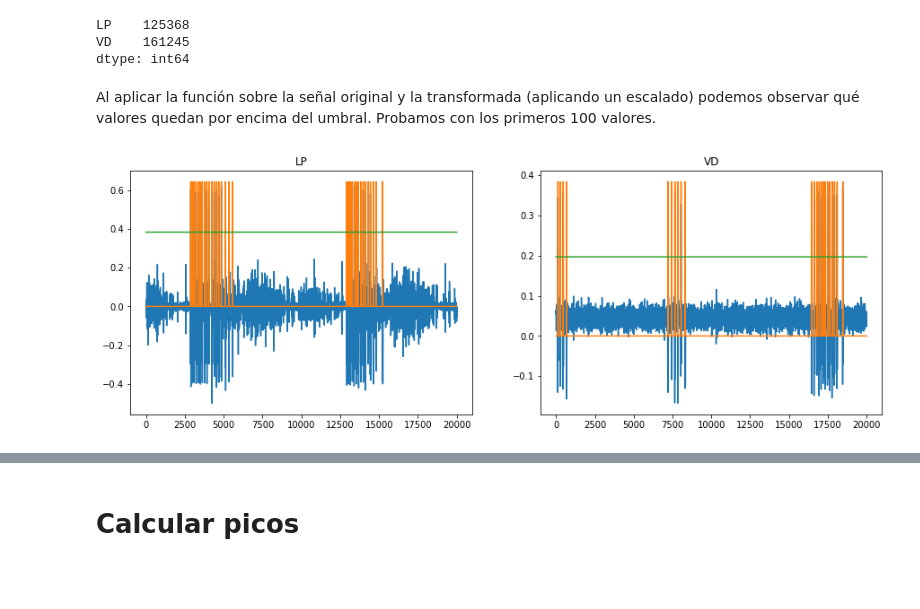
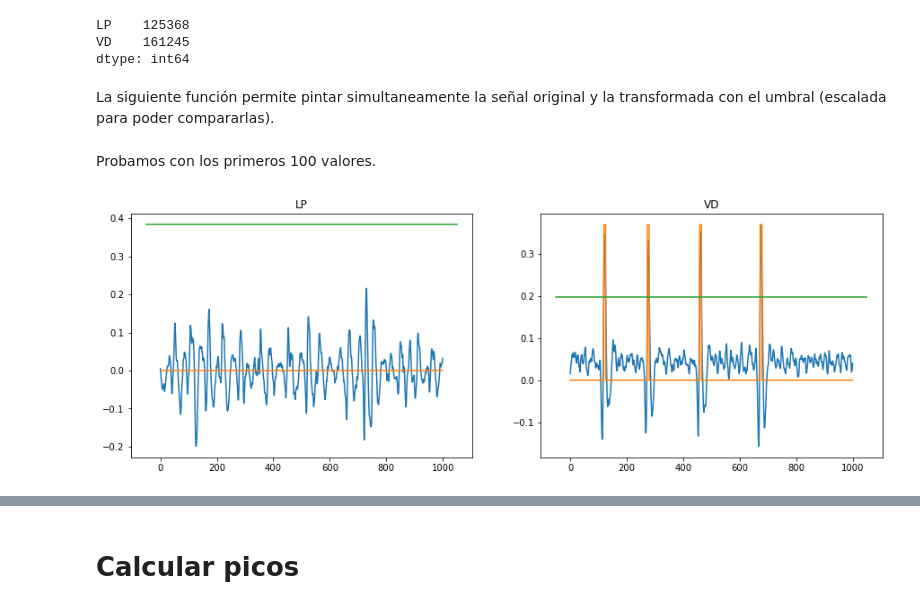
Before and after one commit to Ludvins/MCD_Practicas_TI, a Jupyter notebook: P1.ipynb, the cells around one changed output, grey strips where cells are left out. Saved outputs shown, nothing was run; the diff lists cells and outputs as text; code cells hidden in the pictures; blank space fills up the shorter version.

```diff
--- a/P1.ipynb
+++ b/P1.ipynb
@@ -60,6 +70,8 @@ trozoC_t.sum()
 LP    125368
 VD    161245
 dtype: int64
+# %% [markdown]
+La siguiente función permite pintar simultaneamente la señal original y la transformada con el umbral (escalada para poder compararlas).
 # %%
 def compare_signal_and_transformation(df, df_t, threshold):
     """
@@ -73,11 +85,11 @@ def compare_signal_and_transformation(df, df_t, threshold):
         # Get peaks for each column
         axs[index].plot(df.iloc[:, index])
         axs[index].plot(df_t.iloc[:,index])
-        axs[index].plot(threshold[index]*np.ones(df.shape[0]))
+        xmin, xmax = axs[index].get_xlim()
+        axs[index].plot([xmin, xmax], 2*[threshold[index]])
-# %% [markdown]
-Al aplicar la función sobre la señal original y la transformada (aplicando un escalado) podemos observar qué valores quedan por encima del umbral. Probamos con los primeros 100 valores.
+# %% [markdown]
+Probamos con los primeros 100 valores.
 # %%
-N=20000
-compare_signal_and_transformation(trozoC[0:N], trozoC_t[0:N]*trozoC[0:N].max(), threshold)
+compare_signal_and_transformation(trozoC[0:1000], trozoC_t[0:1000]*trozoC[0:1000].max(), threshold)
 # %% [output]
-[figure, old version]
+[figure, new version]
```
Also changed, not shown: parts of 35 cells of this notebook.
